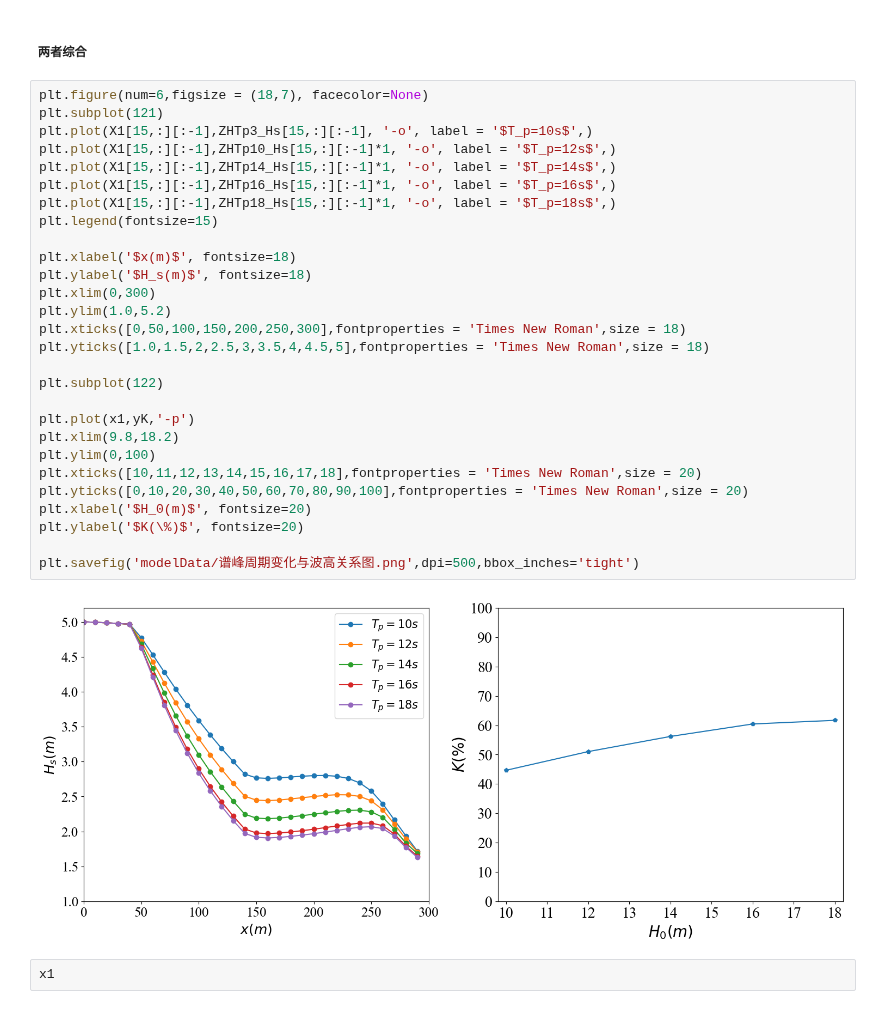
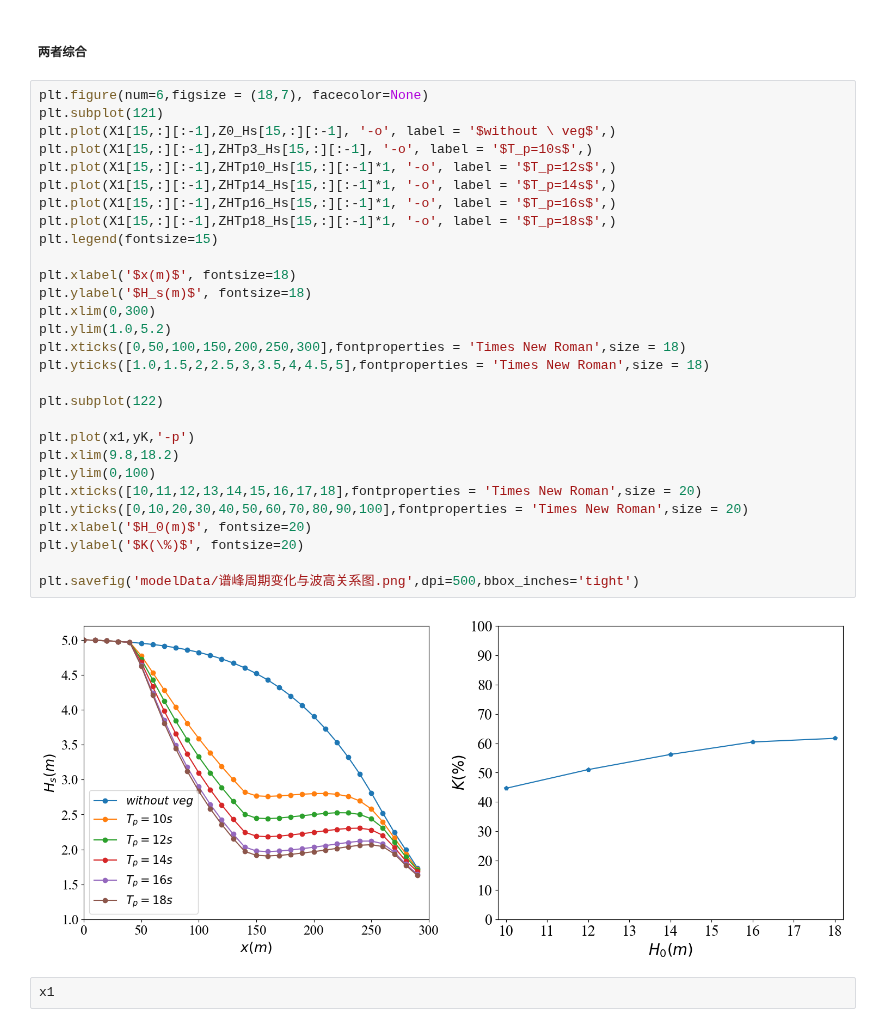
Before and after one commit to jackyvava/CodeWaveVegetation, a Jupyter notebook: code.ipynb, the cells around one changed output. Drawn from its saved outputs; the diff is of its cells as text.

```diff
--- a/code.ipynb
+++ b/code.ipynb
@@ -1981,33 +1987,34 @@ plt.plot(x1,yK,'-p')
 # %%
 plt.figure(num=6,figsize = (18,7), facecolor=None)
 plt.subplot(121)
+plt.plot(X1[15,:][:-1],Z0_Hs[15,:][:-1], '-o', label = '$without \ veg$',)
 plt.plot(X1[15,:][:-1],ZHTp3_Hs[15,:][:-1], '-o', label = '$T_p=10s$',)
 plt.plot(X1[15,:][:-1],ZHTp10_Hs[15,:][:-1]*1, '-o', label = '$T_p=12s$',)
 plt.plot(X1[15,:][:-1],ZHTp14_Hs[15,:][:-1]*1, '-o', label = '$T_p=14s$',)
 plt.plot(X1[15,:][:-1],ZHTp16_Hs[15,:][:-1]*1, '-o', label = '$T_p=16s$',)
 plt.plot(X1[15,:][:-1],ZHTp18_Hs[15,:][:-1]*1, '-o', label = '$T_p=18s$',)
 plt.legend(fontsize=15)
 
 plt.xlabel('$x(m)$', fontsize=18)
 plt.ylabel('$H_s(m)$', fontsize=18)
 plt.xlim(0,300)
 plt.ylim(1.0,5.2)
 plt.xticks([0,50,100,150,200,250,300],fontproperties = 'Times New Roman',size = 18)
 plt.yticks([1.0,1.5,2,2.5,3,3.5,4,4.5,5],fontproperties = 'Times New Roman',size = 18)
 
 plt.subplot(122)
 
 plt.plot(x1,yK,'-p')
 plt.xlim(9.8,18.2)
 plt.ylim(0,100)
 plt.xticks([10,11,12,13,14,15,16,17,18],fontproperties = 'Times New Roman',size = 20)
 plt.yticks([0,10,20,30,40,50,60,70,80,90,100],fontproperties = 'Times New Roman',size = 20)
 plt.xlabel('$H_0(m)$', fontsize=20)
 plt.ylabel('$K(\%)$', fontsize=20)
 
 plt.savefig('modelData/谱峰周期变化与波高关系图.png',dpi=500,bbox_inches='tight')
 # %% [output]
-[figure, old version]
+[figure, new version]
 # %%
 x1
 # %% [output]
```
Also changed, not shown: parts of 3 cells of this notebook.
